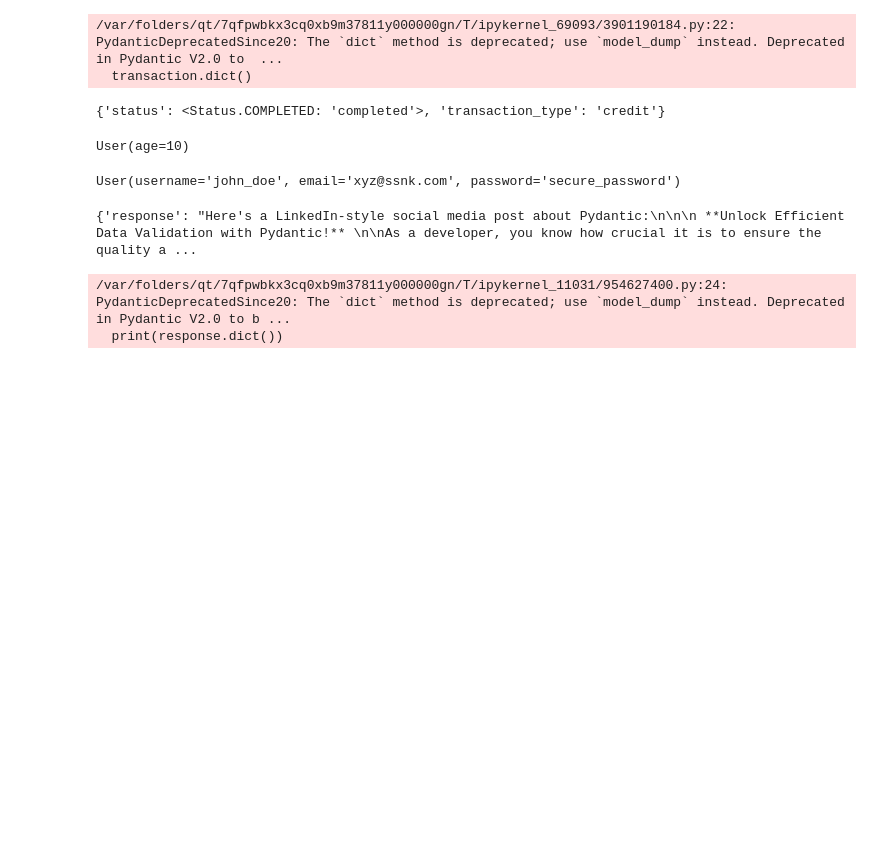
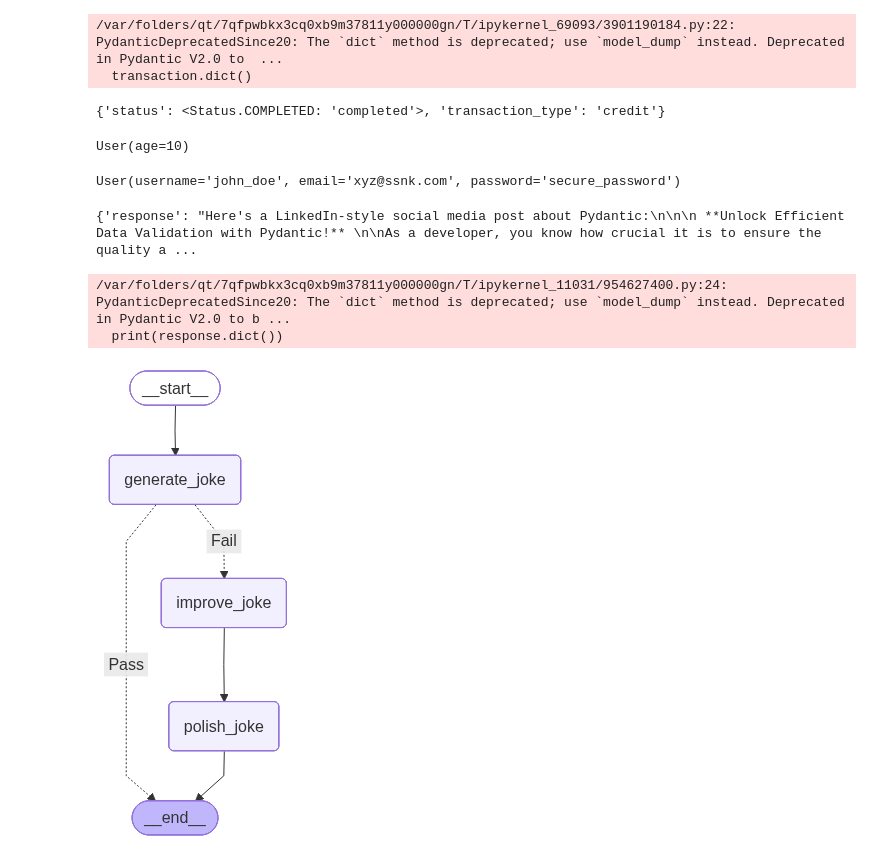
Before and after one commit to Ashishb21/AIStack_Morning, a Jupyter notebook: langchain_intro/intro_pydantic.ipynb, the cells around one changed output. Cells and saved outputs as stored; diff of their text form; code cells hidden in the pictures; blank space fills up the shorter version.

Commit message:
added langraph examples and graph

```diff
--- a/langchain_intro/intro_pydantic.ipynb
+++ b/langchain_intro/intro_pydantic.ipynb
@@ -254,3 +254,86 @@ print(response.dict())
 {'response': "Here's a LinkedIn-style social media post about Pydantic:\n\n\n **Unlock Efficient Data Validation with Pydantic!** \n\nAs a developer, you know how crucial it is to ensure the quality a ...
 /var/folders/qt/7qfpwbkx3cq0xb9m37811y000000gn/T/ipykernel_11031/954627400.py:24: PydanticDeprecatedSince20: The `dict` method is deprecated; use `model_dump` instead. Deprecated in Pydantic V2.0 to b ...
   print(response.dict())
+# %%
+from typing_extensions import TypedDict
+from langgraph.graph import StateGraph, START, END
+from IPython.display import Image, display
+
+
+# Graph state
+class State(TypedDict):
+    topic: str
+    joke: str
+    improved_joke: str
+    final_joke: str
+
+
+# Nodes
+def generate_joke(state: State):
+    """First LLM call to generate initial joke"""
+
+    msg = llm.invoke(f"Write a short joke about {state['topic']}")
+    return {"joke": msg.content}
+
+
+def check_punchline(state: State):
+    """Gate function to check if the joke has a punchline"""
+
+    # Simple check - does the joke contain "?" or "!"
+    if "?" in state["joke"] or "!" in state["joke"]:
+        return "Pass"
+    return "Fail"
+
+
+def improve_joke(state: State):
+    """Second LLM call to improve the joke"""
+
+    msg = llm.invoke(f"Make this joke funnier by adding wordplay: {state['joke']}")
+    return {"improved_joke": msg.content}
+
+
+def polish_joke(state: State):
+    """Third LLM call for final polish"""
+    msg = llm.invoke(f"Add a surprising twist to this joke: {state['improved_joke']}")
+    return {"final_joke": msg.content}
+
+
+# Build workflow
+workflow = StateGraph(State)
+
+# Add nodes
+workflow.add_node("generate_joke", generate_joke)
+workflow.add_node("improve_joke", improve_joke)
+workflow.add_node("polish_joke", polish_joke)
+
+# Add edges to connect nodes
+workflow.add_edge(START, "generate_joke")
+workflow.add_conditional_edges(
+    "generate_joke", check_punchline, {"Fail": "improve_joke", "Pass": END}
+)
+workflow.add_edge("improve_joke", "polish_joke")
+workflow.add_edge("polish_joke", END)
+
+# Compile
+chain = workflow.compile()
+
+# Show workflow
+display(Image(chain.get_graph().draw_mermaid_png()))
+
+# Invoke
+state = chain.invoke({"topic": "ai"})
+print("Initial joke:")
+print(state["joke"])
+print("\n--- --- ---\n")
+if "improved_joke" in state:
+    print("Improved joke:")
+    print(state["improved_joke"])
+    print("\n--- --- ---\n")
+
+    print("Final joke:")
+    print(state["final_joke"])
+else:
+    print("Final joke:")
+    print(state["joke"])
+# %% [output]
+[figure, added]
```
Also changed, not shown: parts of 2 cells of this notebook, 1 other file.
